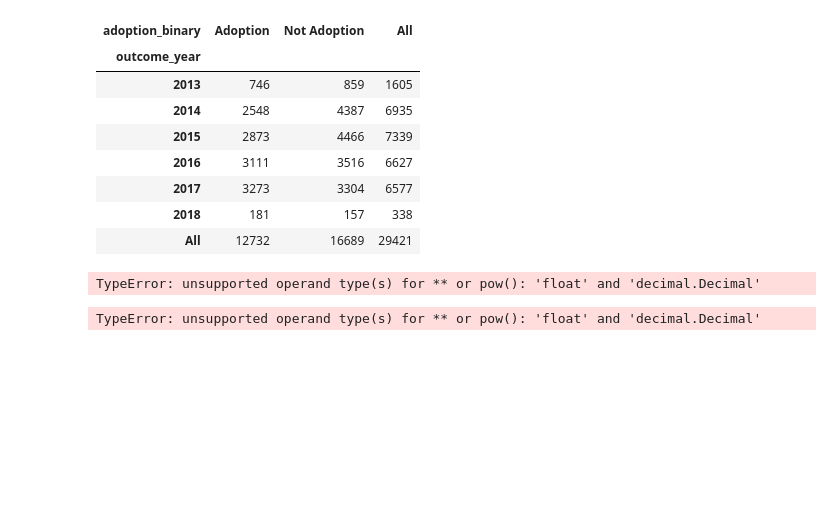
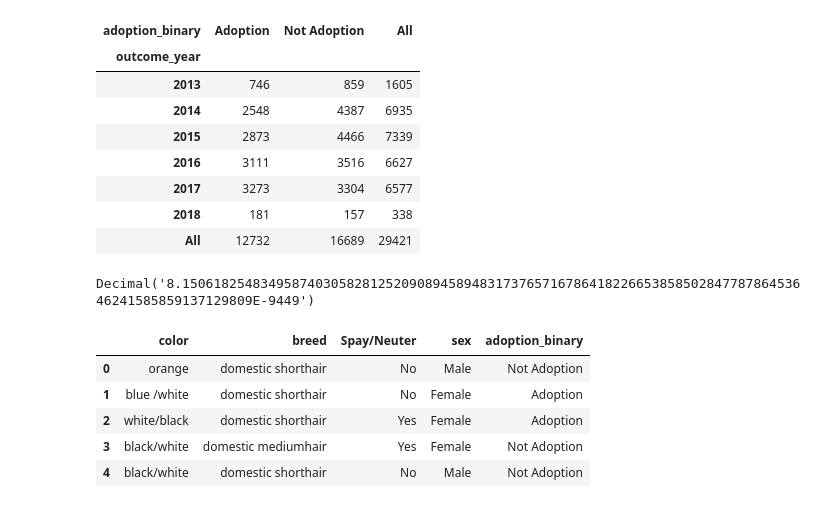
Before and after one commit to albertsaave/scs_3251_project, a Jupyter notebook: alberto-acc-shelter-cats.ipynb, the cells around one changed output. Saved outputs shown, nothing was run; the diff lists cells and outputs as text; code cells hidden in the pictures; blank space fills up the shorter version.

```diff
--- a/alberto-acc-shelter-cats.ipynb
+++ b/alberto-acc-shelter-cats.ipynb
@@ -233,11 +233,17 @@ decimal.getcontext().prec = 100
 _lambda =  decimal.Decimal(year_adoption_df.iloc[1:5, 0:1]['Adoption'].mean())
 k =  decimal.Decimal(3111)
 # %%
-poisson_distribution =  (decimal.Decimal(math.e) ** k) *  decimal.Decimal(math.e) ** (-_lambda)) /  decimal.Decimal(math.factorial(k))
+poisson_distribution =  (decimal.Decimal(math.e) ** k) *  (decimal.Decimal(math.e) ** (-_lambda)) /  decimal.Decimal(math.factorial(k))
 poisson_distribution
 # %% [output]
-TypeError: unsupported operand type(s) for ** or pow(): 'float' and 'decimal.Decimal'
+Decimal('8.150618254834958740305828125209089458948317376571678641822665385850284778786453646241585859137129809E-9449')
-# %%
-decimal.Decimal(math.e ** (-_lambda))
-# %% [output]
-TypeError: unsupported operand type(s) for ** or pow(): 'float' and 'decimal.Decimal'
+# %%
+logistic_rows = cat_outcome_df.loc[:, ['color', 'breed', 'Spay/Neuter', 'sex', 'adoption_binary' ]]
+logistic_rows.head()
+# %% [output]
+|  | color | breed | Spay/Neuter | sex | adoption_binary |
+| 0 | orange | domestic shorthair | No | Male | Not Adoption |
+| 1 | blue /white | domestic shorthair | No | Female | Adoption |
+| 2 | white/black | domestic shorthair | Yes | Female | Adoption |
+| 3 | black/white | domestic mediumhair | Yes | Female | Not Adoption |
+| 4 | black/white | domestic shorthair | No | Male | Not Adoption |
```
Also changed, not shown: parts of 5 cells of this notebook.
